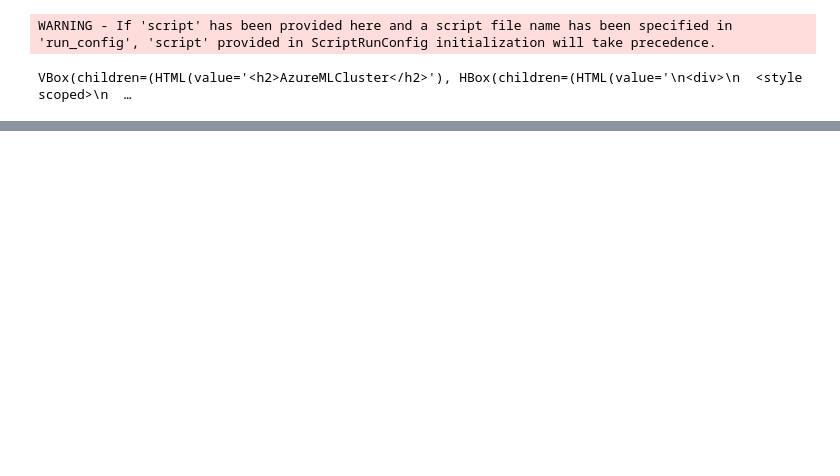
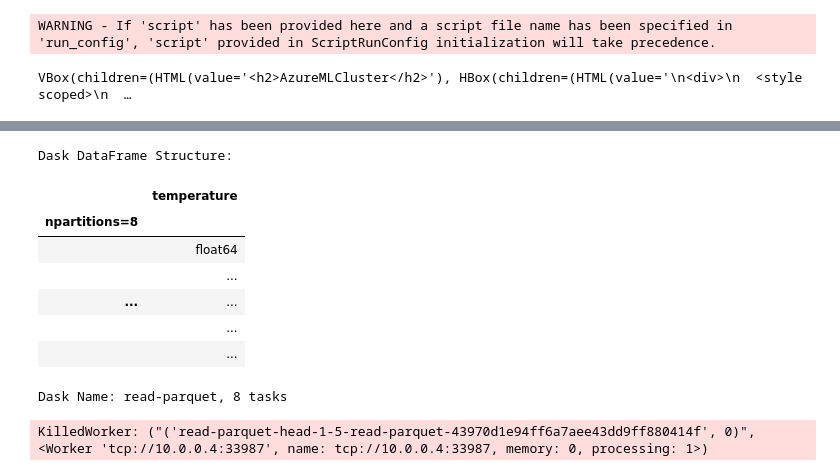
Before and after one commit to lostmygithubaccount/dasky, a Jupyter notebook: local/01.start-cpu.ipynb, the cells around one changed output, grey strips where cells are left out. Saved outputs shown, nothing was run; the diff lists cells and outputs as text; code cells hidden in the pictures; blank space fills up the shorter version.

```diff
--- a/local/01.start-cpu.ipynb
+++ b/local/01.start-cpu.ipynb
@@ -92,0 +138,7 @@ class AzureMLCluster(distributed.deploy.cluster.Cluster)
+# %%
+from adlfs import AzureBlobFileSystem
+
+storage_options = {'account_name': 'azureopendatastorage'}
+
+fs = AzureBlobFileSystem(**storage_options)
+fs.ls('isdweatherdatacontainer')
@@ -92,0 +155,19 @@ class AzureMLCluster(distributed.deploy.cluster.Cluster)
+# %%
+import dask.dataframe as dd
+
+df = dd.read_parquet('abfs://isdweatherdatacontainer/ISDWeather/year=2020/month=1/*.parquet', storage_options=storage_options, columns=['temperature'])
+df
+# %% [output]
+Dask DataFrame Structure:
+|  | temperature |
+| npartitions=8 |  |
+|  | float64 |
+|  | ... |
+| ... | ... |
+|  | ... |
+|  | ... |
+Dask Name: read-parquet, 8 tasks
+# %%
+df.head()
+# %% [output]
+KilledWorker: ("('read-parquet-head-1-5-read-parquet-43970d1e94ff6a7aee43dd9ff880414f', 0)", <Worker 'tcp://10.0.0.4:33987', name: tcp://10.0.0.4:33987, memory: 0, processing: 1>)
```
Also changed, not shown: parts of 10 cells of this notebook, 5 other files.
